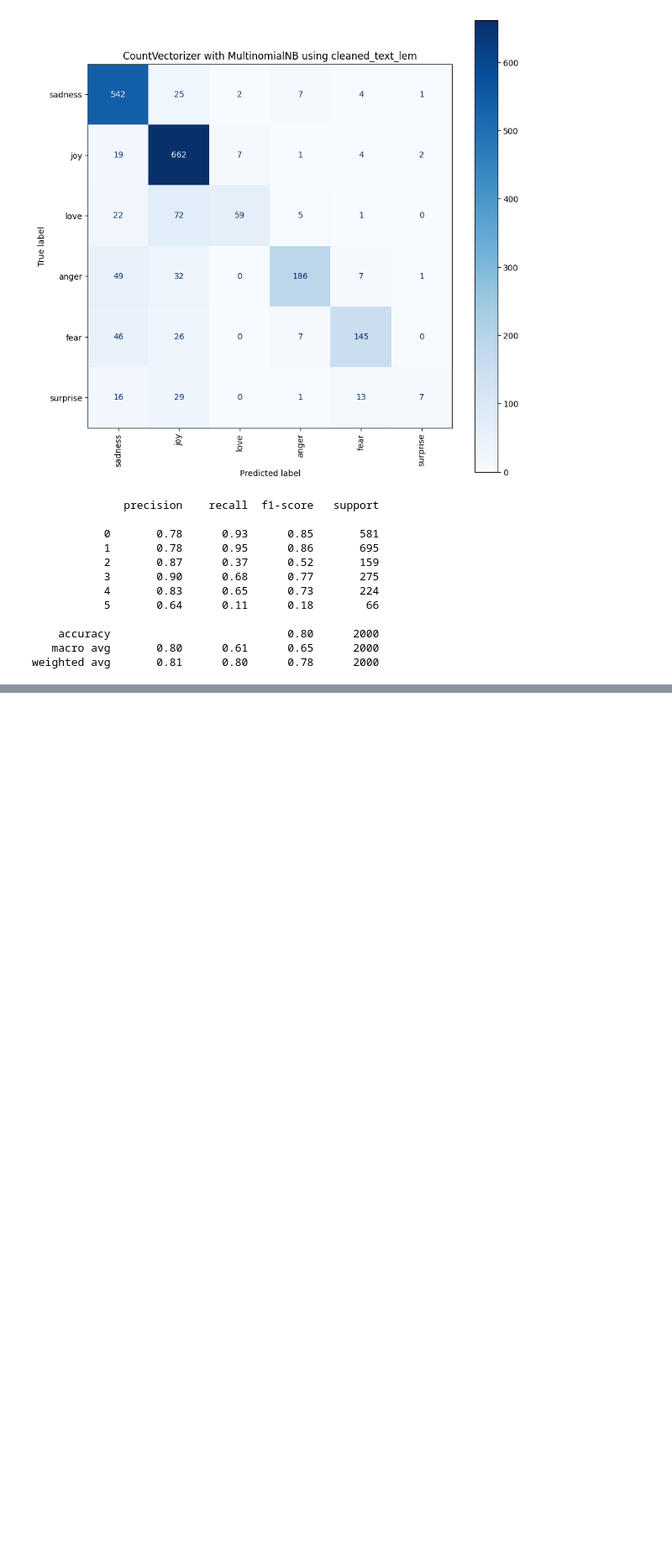
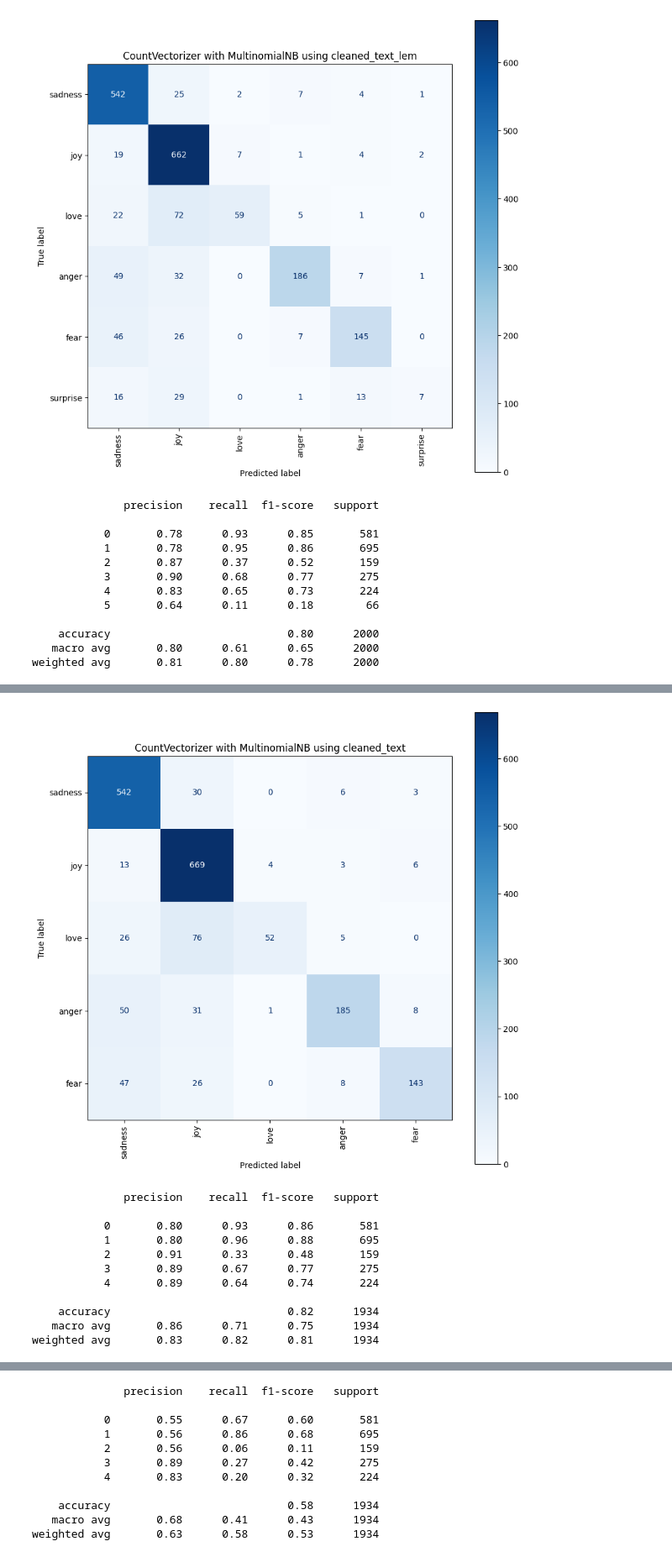
Before and after one commit to 112523chen/Project_SA_CTP, a Jupyter notebook: research.ipynb, the cells around one changed output, grey strips where cells are left out. Shown: that part at 84% size. Saved outputs shown, nothing was run; the diff lists cells and outputs as text; code cells hidden in the pictures; blank space fills up the shorter version.

```diff
--- a/research.ipynb
+++ b/research.ipynb
@@ -290,0 +323,51 @@ weighted avg       0.81      0.80      0.78      2000
+# %%
+#Best Model with label 5 dropped
+
+test_models = []
+
+for col in train_df.columns[2:]:
+
+    #split features and label
+    X_train_ = train_df_[col]
+    y_train_ = train_df_['label']
+
+    X_test_ = test_df_[col]
+    y_test_ = test_df_['label']
+
+    #Fit and Transform
+    BoW_vectorizer = CountVectorizer()
+    BoW_vectorizer.fit(X_temp)
+
+    X_train_ = BoW_vectorizer.transform(X_train_)
+    X_test_ = BoW_vectorizer.transform(X_test_)
+
+    #Create model and predict
+    model = MultinomialNB()
+    model.fit(X_train_, y_train_)
+    y_pred_ = model.predict(X_test_)
+
+    #Create confusion matrix for BOW model
+    fig, ax = plt.subplots(figsize=(10, 10))
+    plot_confusion_matrix(model, X_test_, y_test_, display_labels=['sadness','joy','love','anger','fear'], cmap=plt.cm.Blues, ax=ax)
+    plt.xticks(rotation=90)
+    plt.title(f'CountVectorizer with MultinomialNB using {col}')
+    plt.show()
+
+    #display metrics
+    print(classification_report(y_test_, model.predict(X_test_)))
+
+    package = [model, BoW_vectorizer]
+    test_models.append(package)
+# %% [output]
+[figure, added]
+              precision    recall  f1-score   support
+
+           0       0.80      0.93      0.86       581
+           1       0.80      0.96      0.88       695
+           2       0.91      0.33      0.48       159
+           3       0.89      0.67      0.77       275
+           4       0.89      0.64      0.74       224
+
+    accuracy                           0.82      1934
+   macro avg       0.86      0.71      0.75      1934
+weighted avg       0.83      0.82      0.81      1934
@@ -290,0 +375,11 @@ weighted avg       0.81      0.80      0.78      2000
+              precision    recall  f1-score   support
+
+           0       0.55      0.67      0.60       581
+           1       0.56      0.86      0.68       695
+           2       0.56      0.06      0.11       159
+           3       0.89      0.27      0.42       275
+           4       0.83      0.20      0.32       224
+
+    accuracy                           0.58      1934
+   macro avg       0.68      0.41      0.43      1934
+weighted avg       0.63      0.58      0.53      1934
```
Also changed, not shown: parts of 4 cells of this notebook.
